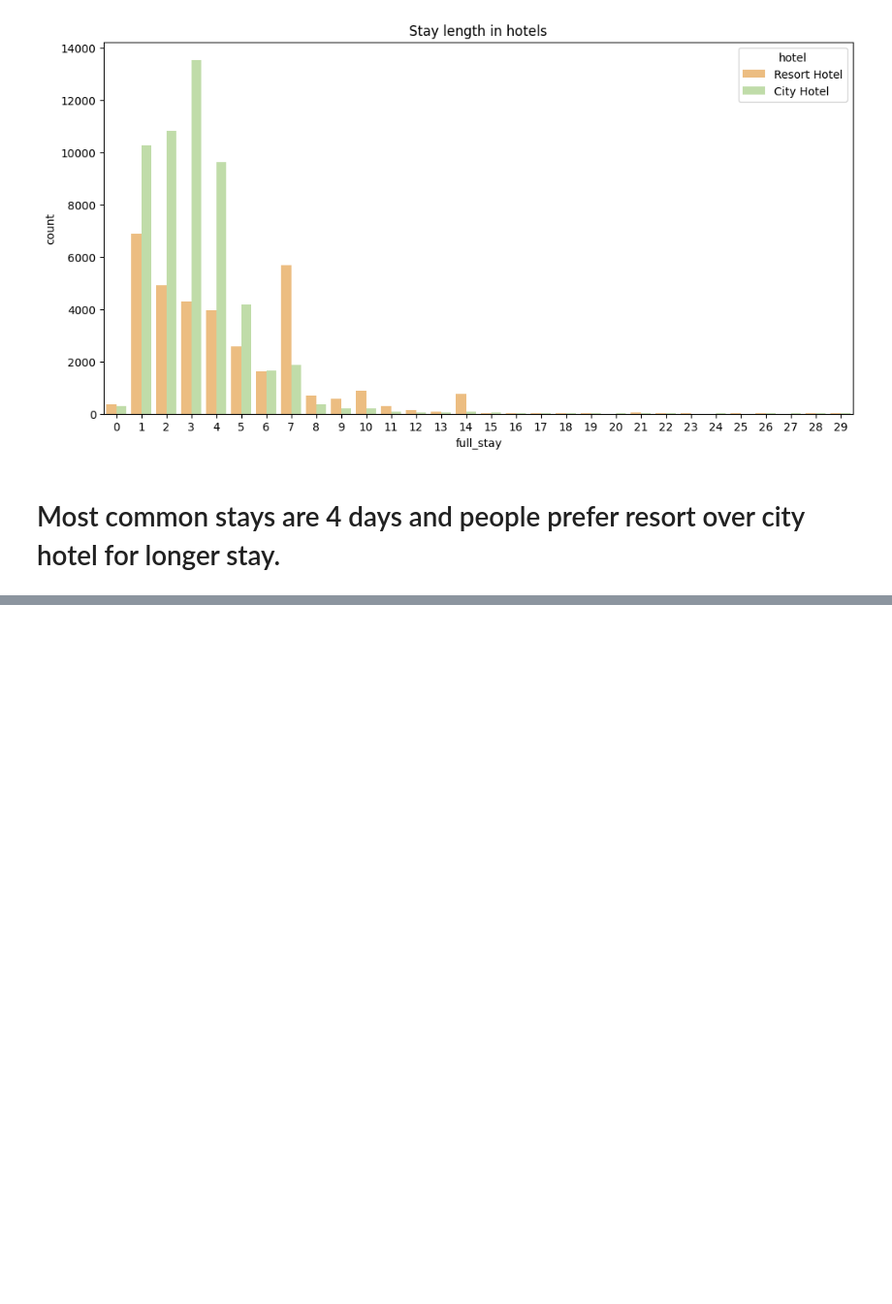
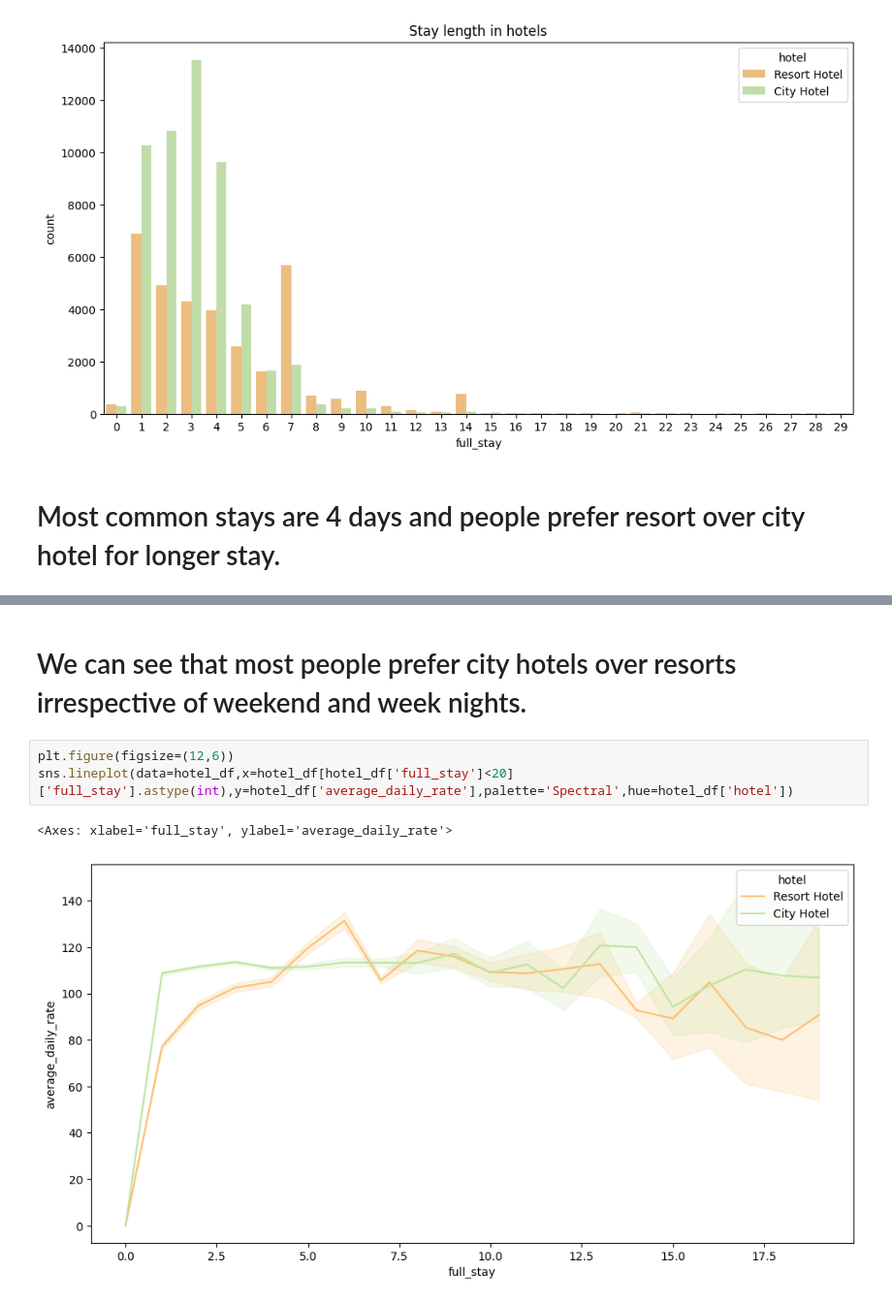
Before and after one commit to vishant750/hotelbookinganalysis, a Jupyter notebook: EDA_Hotel_Analysis.ipynb, the cells around one changed output, grey strips where cells are left out. Shown at 97% size. Cells and saved outputs as stored; diff of their text form; blank space fills up the shorter version.

```diff
--- a/EDA_Hotel_Analysis.ipynb
+++ b/EDA_Hotel_Analysis.ipynb
@@ -487,0 +496,8 @@ Text(0.5, 1.0, 'Stay length in hotels')
+# %% [markdown]
+# We can see that most people prefer city hotels over resorts irrespective of weekend and week nights.
+# %%
+plt.figure(figsize=(12,6))
+sns.lineplot(data=hotel_df,x=hotel_df[hotel_df['full_stay']<20]['full_stay'].astype(int),y=hotel_df['average_daily_rate'],palette='Spectral',hue=hotel_df['hotel'])
+# %% [output]
+<Axes: xlabel='full_stay', ylabel='average_daily_rate'>
+[figure, added]
```
Also changed, not shown: parts of 3 cells of this notebook.
